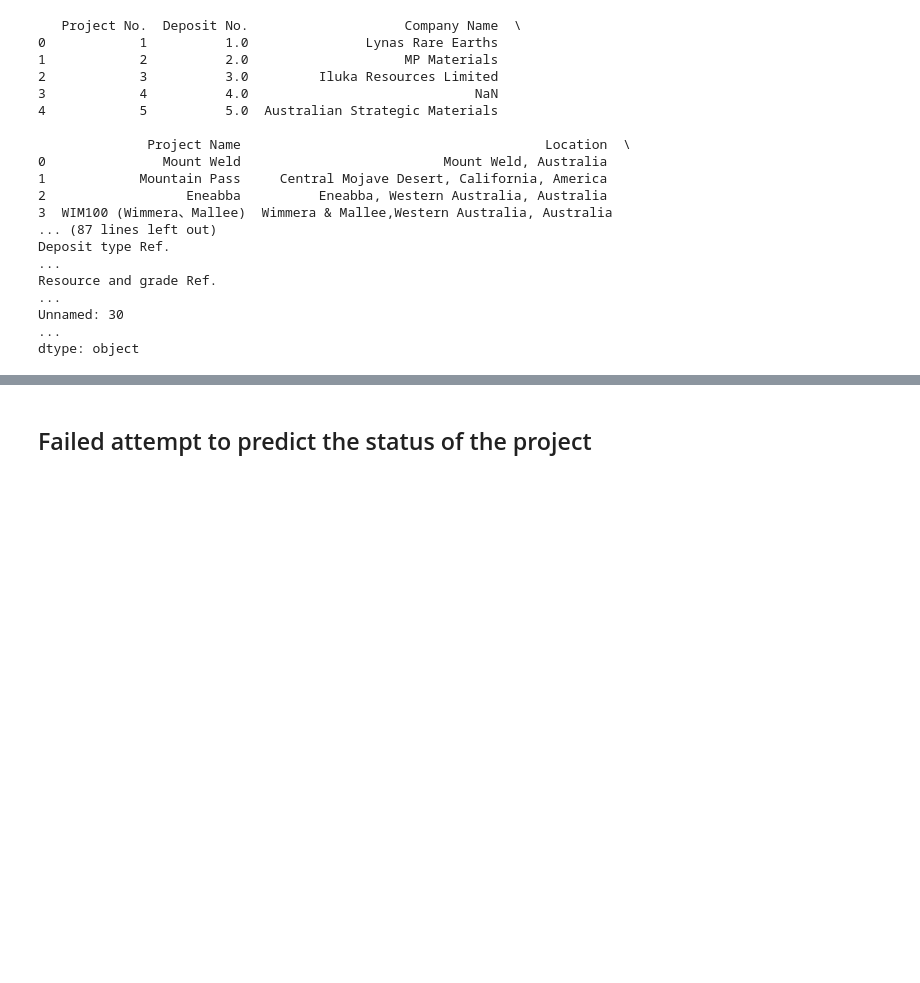
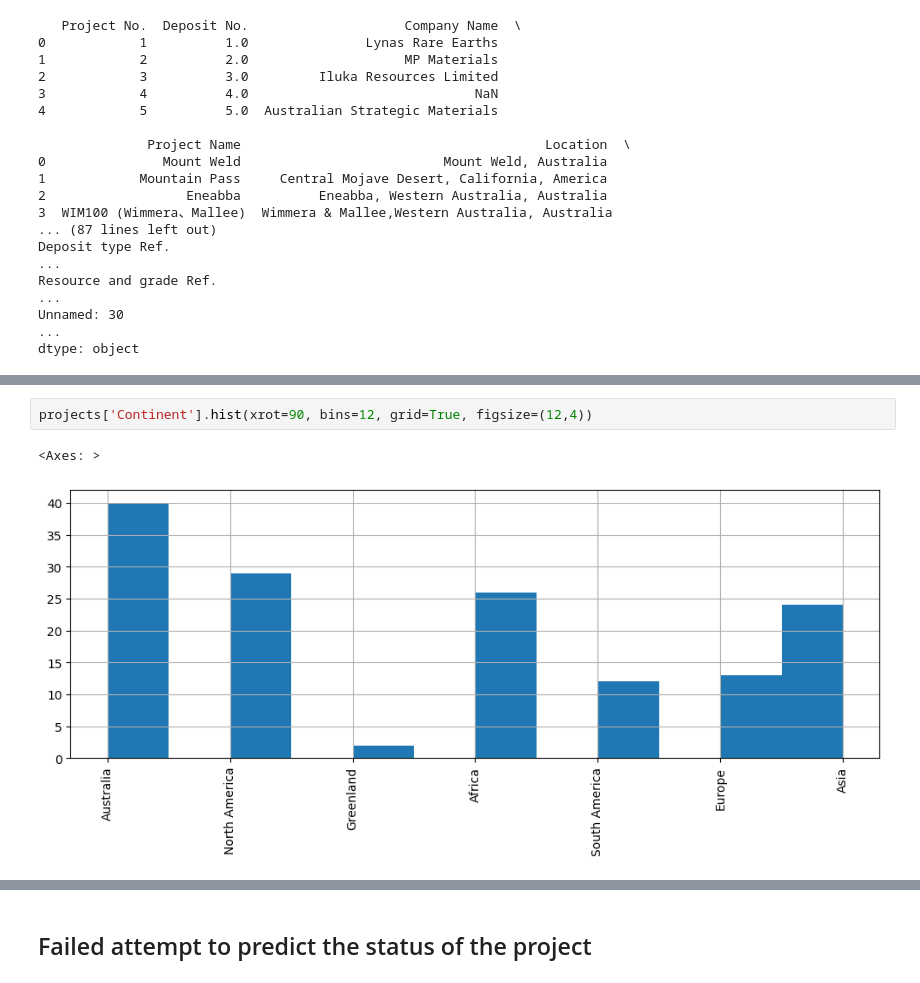
Before and after one commit to riedmank/w207_final_project, a Jupyter notebook: W207_project.ipynb, the cells around one changed output, grey strips where cells are left out. Cells and saved outputs as stored; diff of their text form; blank space fills up the shorter version.

```diff
--- a/W207_project.ipynb
+++ b/W207_project.ipynb
@@ -61,0 +136,5 @@ print(df_factory.head())
+# %%
+projects['Continent'].hist(xrot=90, bins=12, grid=True, figsize=(12,4))
+# %% [output]
+<Axes: >
+[figure, added]
```
Also changed, not shown: parts of 23 cells of this notebook, 2 other files.
